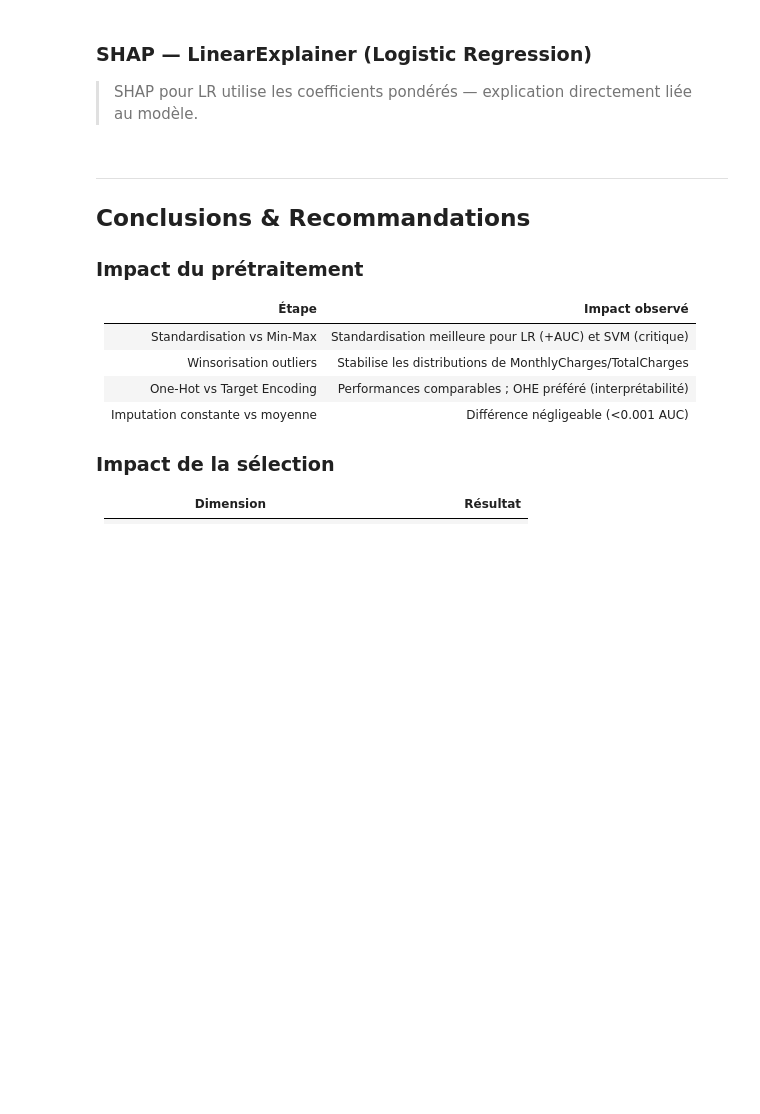
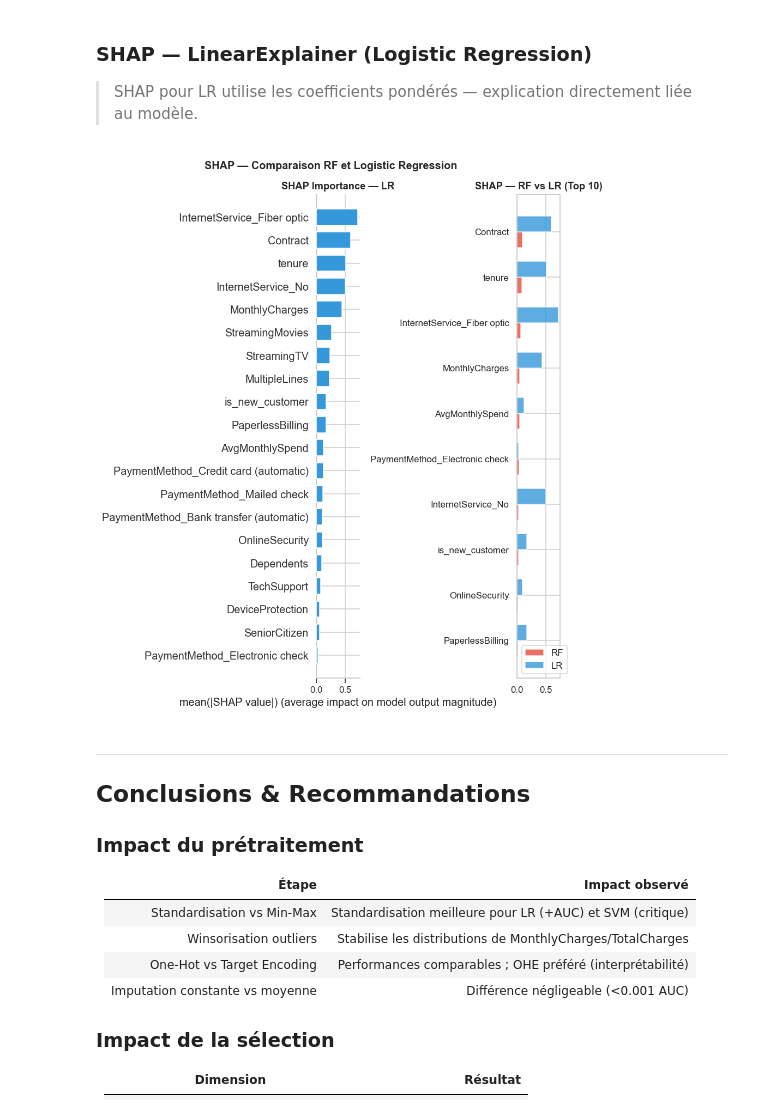
Before and after one commit to Moustapha22013/telco-churn-feature-engineering, a Jupyter notebook: notebooks/04_modeling_experiments.ipynb, the cells around one changed output. Saved outputs shown, nothing was run; the diff lists cells and outputs as text; code cells hidden in the pictures; blank space fills up the shorter version.

```diff
--- a/notebooks/04_modeling_experiments.ipynb
+++ b/notebooks/04_modeling_experiments.ipynb
@@ -398,42 +417,38 @@ plt.show()
 ### SHAP — LinearExplainer (Logistic Regression)
 > SHAP pour LR utilise les coefficients pondérés — explication directement liée au modèle.
 # %%
-# SHAP LinearExplainer — Logistic Regression
-explainer_lr = shap.LinearExplainer(lr_shap, X_train_sel)
+explainer_lr   = shap.LinearExplainer(lr_shap, X_train_sel)
 shap_values_lr = explainer_lr.shap_values(X_test_sel)
 
 fig, axes = plt.subplots(1, 2, figsize=(16, 6))
 
-# Importance globale LR
+# LR importance — plot dans axes[0] via plt.sca
+plt.sca(axes[0])
 shap.summary_plot(shap_values_lr, X_test_sel, plot_type='bar',
-                  show=False, color='#3498db', ax=axes[0])
+                  show=False, color='#3498db')
 axes[0].set_title('SHAP Importance — LR', fontweight='bold')
 
-# Comparaison RF vs LR (top 10 features)
-rf_imp = pd.Series(
-    np.abs(shap_values_rf[1]).mean(axis=0),
-    index=X_test_sel.columns
-).sort_values(ascending=False).head(10)
+# Comparaison RF vs LR top 10
+rf_imp = pd.Series(np.abs(sv_rf).mean(axis=0),
+                   index=X_test_sel.columns).sort_values(ascending=False).head(10)
+lr_imp = pd.Series(np.abs(shap_values_lr).mean(axis=0),
+                   index=X_test_sel.columns).reindex(rf_imp.index)
 
-lr_imp = pd.Series(
-    np.abs(shap_values_lr).mean(axis=0),
-    index=X_test_sel.columns
-).reindex(rf_imp.index)
-
-x = np.arange(len(rf_imp))
-w = 0.35
+x, w = np.arange(len(rf_imp)), 0.35
 axes[1].barh(x + w/2, rf_imp.values, w, label='RF', color='#e74c3c', alpha=0.8)
 axes[1].barh(x - w/2, lr_imp.values, w, label='LR', color='#3498db', alpha=0.8)
 axes[1].set_yticks(x)
 axes[1].set_yticklabels(rf_imp.index)
 axes[1].set_title('SHAP — RF vs LR (Top 10)', fontweight='bold')
 axes[1].legend()
 axes[1].invert_yaxis()
 
 plt.suptitle('SHAP — Comparaison RF et Logistic Regression', fontsize=13, fontweight='bold')
 plt.tight_layout()
 plt.savefig('../reports/shap_lr_vs_rf.png', bbox_inches='tight')
 plt.show()
+# %% [output]
+[figure, added]
 # %% [markdown]
 ---
 ## Conclusions & Recommandations
```
Also changed, not shown: parts of 11 cells of this notebook, 4 other files.
